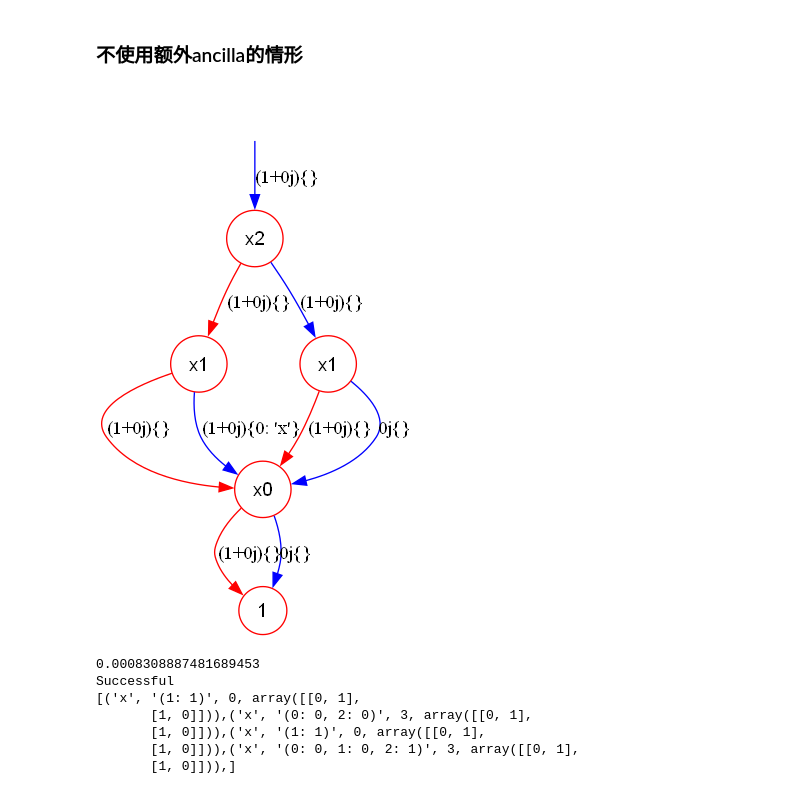
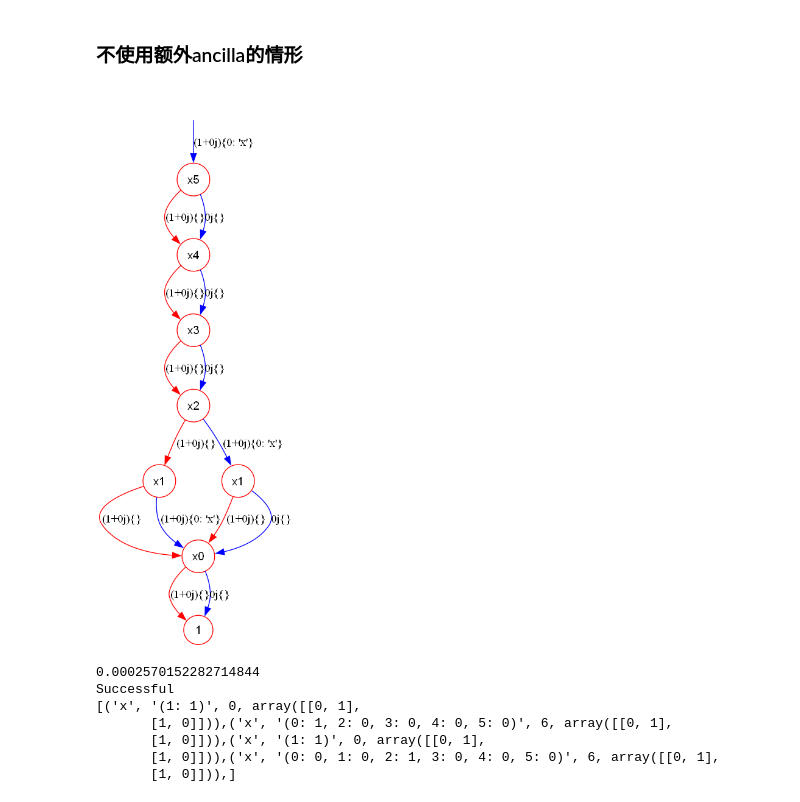
Before and after one commit to Veriqc/LimTDD_Oracle_Syn, a Jupyter notebook: Oracle_Syn1.ipynb, the cells around one changed output. Drawn from its saved outputs; the diff is of its cells as text; code cells hidden in the pictures.

Commit message:
get TDD from truth table (as int)

```diff
--- a/Oracle_Syn1.ipynb
+++ b/Oracle_Syn1.ipynb
@@ -127,11 +127,13 @@ def verify_success(cir,data,n):
             print('Not Successful, see input:',input)
     print('Successful')
 # %%
-n = 3
-tdd,data = get_ramdom_TDD(n)
+n = 6
+#tdd,data = get_ramdom_TDD(n)
+tt = 22
+tdd,data = get_TDD_from_truth_table(n, tt)
 tdd.show()
 # %% [output]
-[figure, old version]
+[figure, new version]
 # %%
 t_start = time.time()
 cir = oracle_syn1(tdd,n_r=n)
@@ -139,12 +141,12 @@ print(time.time()-t_start)
 verify_success(cir,data,n)
 print(cir)
 # %% [output]
-0.0008308887481689453
+0.0002570152282714844
 Successful
 [('x', '(1: 1)', 0, array([[0, 1],
-       [1, 0]])),('x', '(0: 0, 2: 0)', 3, array([[0, 1],
+       [1, 0]])),('x', '(0: 1, 2: 0, 3: 0, 4: 0, 5: 0)', 6, array([[0, 1],
        [1, 0]])),('x', '(1: 1)', 0, array([[0, 1],
-       [1, 0]])),('x', '(0: 0, 1: 0, 2: 1)', 3, array([[0, 1],
+       [1, 0]])),('x', '(0: 0, 1: 0, 2: 1, 3: 0, 4: 0, 5: 0)', 6, array([[0, 1],
        [1, 0]])),]
 # %%
 t_start = time.time()
```
Also changed, not shown: parts of 1 cell of this notebook, 3 other files.
